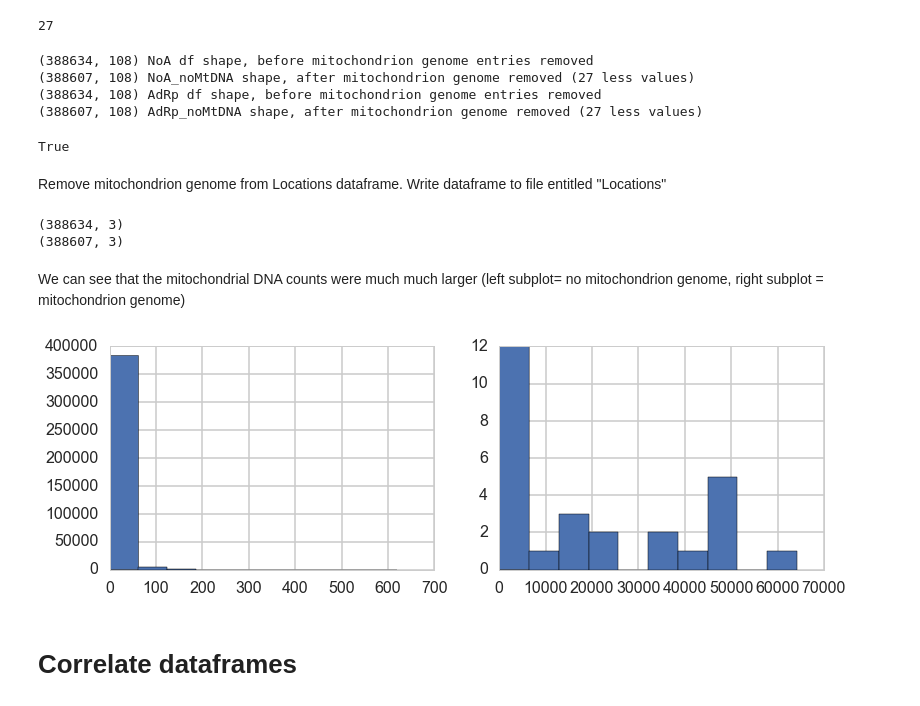
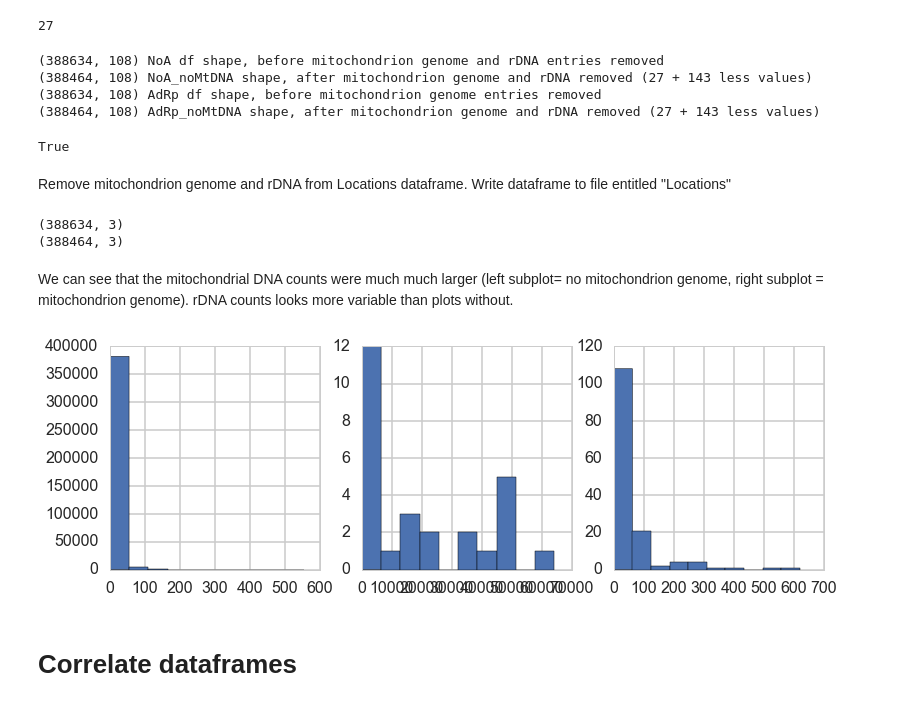
Before and after one commit to leandraking/SacktonProject, a Jupyter notebook: 20160308CleaningData.ipynb, the cells around one changed output. Drawn from its saved outputs; the diff is of its cells as text; code cells hidden in the pictures.

```diff
--- a/20160308CleaningData.ipynb
+++ b/20160308CleaningData.ipynb
@@ -46,6 +46,11 @@ True
 # %% [markdown]
 Check that all rows are the same, so the same gene locations are explored in all datasets.  True.
 # %%
-Locations = [pd.read_csv(fl, sep="\t", header=None, usecols=range(3)) for fl in glob.glob("../20160223_BamData/NoA/*")]
-print all([df1.equals(df2) for df1 in Locations for df2 in Locations])
-Locations=Locations[0]
+#The following too lines take a long time to run.  The result was "True though
+#Locations = [pd.read_csv(fl, sep="\t", header=None, usecols=range(3)) for fl in glob.glob("../20160223_BamData/NoA/*")]
+#print all([df1.equals(df2) for df1 in Locations for df2 in Locations])
+#Locations=Locations[0]
+
+#This is an alternative to running the previous 3 lines
+
+Locations = pd.read_csv(glob.glob("../20160223_BamData/NoA/*")[0], sep="\t", header=None, usecols=range(3))
@@ -85,18 +88,20 @@ sum(Locations[0]=='mitochondrion_genome')
 # %% [output]
 27
 # %%
-print NoA.shape, "NoA df shape, before mitochondrion genome entries removed"
+print NoA.shape, "NoA df shape, before mitochondrion genome and rDNA entries removed"
 NoA_noMtDNA= NoA[Locations[0]!='mitochondrion_genome']
-print NoA_noMtDNA.shape, "NoA_noMtDNA shape, after mitochondrion genome removed (27 less values)"
+NoA_noMtDNA= NoA_noMtDNA[Locations[0]!='rDNA']
+print NoA_noMtDNA.shape, "NoA_noMtDNA shape, after mitochondrion genome and rDNA removed (27 + 143 less values)"
 
 print AdRp.shape, "AdRp df shape, before mitochondrion genome entries removed"
 AdRp_noMtDNA= AdRp[Locations[0]!='mitochondrion_genome']
-print AdRp_noMtDNA.shape, "AdRp_noMtDNA shape, after mitochondrion genome removed (27 less values)"
+AdRp_noMtDNA= AdRp_noMtDNA[Locations[0]!='rDNA']
+print AdRp_noMtDNA.shape, "AdRp_noMtDNA shape, after mitochondrion genome and rDNA removed (27 + 143 less values)"
 # %% [output]
-(388634, 108) NoA df shape, before mitochondrion genome entries removed
-(388607, 108) NoA_noMtDNA shape, after mitochondrion genome removed (27 less values)
+(388634, 108) NoA df shape, before mitochondrion genome and rDNA entries removed
+(388464, 108) NoA_noMtDNA shape, after mitochondrion genome and rDNA removed (27 + 143 less values)
 (388634, 108) AdRp df shape, before mitochondrion genome entries removed
-(388607, 108) AdRp_noMtDNA shape, after mitochondrion genome removed (27 less values)
+(388464, 108) AdRp_noMtDNA shape, after mitochondrion genome and rDNA removed (27 + 143 less values)
 # %%
 all(AdRp_noMtDNA.index == NoA_noMtDNA.index)
 #AdRp_noMtDNA.index=range(388607)
@@ -104,25 +109,27 @@ all(AdRp_noMtDNA.index == NoA_noMtDNA.index)
 # %% [output]
 True
 # %% [markdown]
-Remove mitochondrion genome from Locations dataframe.  Write dataframe to file entitled "Locations"
+Remove mitochondrion genome and rDNA from Locations dataframe.  Write dataframe to file entitled "Locations"
 # %%
 print Locations.shape
-Locations_noMtDNA = Locations[Locations[0]!='mitochondrion_genome']
+Locations_noMtDNA = Locations[[a and b for a,b in zip(Locations[0]!='mitochondrion_genome',Locations[0]!='rDNA')]]
 Locations_noMtDNA.to_csv("Locations")
 print Locations_noMtDNA.shape
 # %% [output]
 (388634, 3)
-(388607, 3)
+(388464, 3)
 # %% [markdown]
-We can see that the mitochondrial DNA counts were much much larger (left subplot= no mitochondrion genome, right subplot = mitochondrion genome)
+We can see that the mitochondrial DNA counts were much much larger (left subplot= no mitochondrion genome, right subplot = mitochondrion genome).  rDNA counts looks more variable than plots without.
 # %%
 fig = plt.figure()
-fig.add_subplot(221)
+fig.add_subplot(231)
 _=plt.hist(AdRp_noMtDNA["damID-Dam_Fr188_C1"], bins=10)
-fig.add_subplot(222)
+fig.add_subplot(232)
 _=plt.hist(AdRp[Locations[0]=="mitochondrion_genome"]["damID-Dam_Fr188_C1"].values, bins=10)
+fig.add_subplot(233)
+_=plt.hist(AdRp[Locations[0]=="rDNA"]["damID-Dam_Fr188_C1"].values, bins=10)
 # %% [output]
-[figure, old version]
+[figure, new version]
 # %% [markdown]
 # Correlate dataframes
 # %% [markdown]
```
Also changed, not shown: parts of 17 cells of this notebook, 11 other files.
